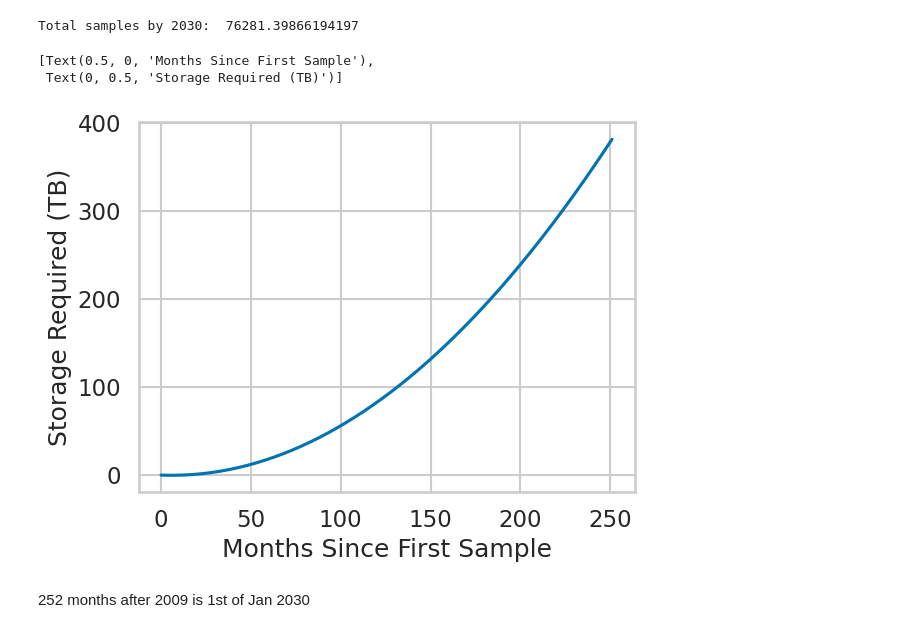
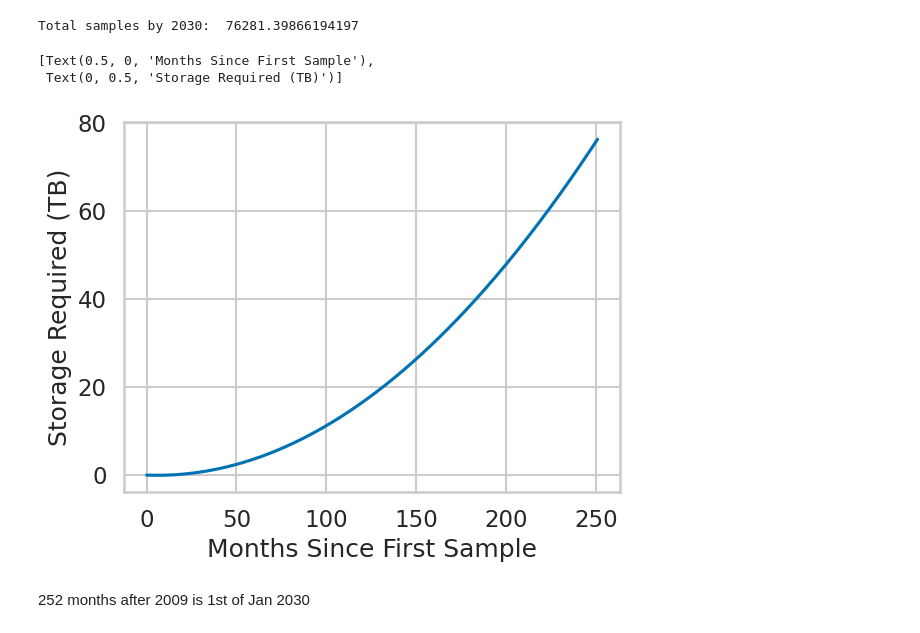
Before and after one commit to JackCurragh/RiboSeqOrg-Projections, a Jupyter notebook: notebooks/sample_growth.ipynb, the cells around one changed output. Saved outputs shown, nothing was run; the diff lists cells and outputs as text; code cells hidden in the pictures.

```diff
--- a/notebooks/sample_growth.ipynb
+++ b/notebooks/sample_growth.ipynb
@@ -165,25 +173,25 @@ Total samples by 2030:  76281.39866194197
 # %%
 # Each sample is approximated to take up 5GB of space on the server
 # plot the total storage required per year until 2030
 
 
 # get storage required as an accumulating sum
 storage_required = [0]
 for i in range(1, len(predictions)):
-    storage_required.append(storage_required[i-1] + predictions[i] * 5)
+    storage_required.append(storage_required[i-1] + predictions[i])
 
 # Convert from GB to TB
 storage_required = [x / 1000 for x in storage_required]
 
 # make a dataframe with the storage required per year
 storage_required_df = pd.DataFrame({'MONTHS_SINCE_FIRST_SAMPLE': months_since_first_sample['MONTHS_SINCE_FIRST_SAMPLE'], 'STORAGE_REQUIRED': storage_required})
 
 # plot the storage required per year no setup for sns
 ax = storage_required_df.plot(x='MONTHS_SINCE_FIRST_SAMPLE', y='STORAGE_REQUIRED', legend=False)
 ax.set(xlabel='Months Since First Sample', ylabel='Storage Required (TB)')
 # %% [output]
 [Text(0.5, 0, 'Months Since First Sample'),
  Text(0, 0.5, 'Storage Required (TB)')]
-[figure, old version]
+[figure, new version]
 # %% [markdown]
 252 months after 2009 is 1st of Jan 2030
```
Also changed, not shown: parts of 6 cells of this notebook.
